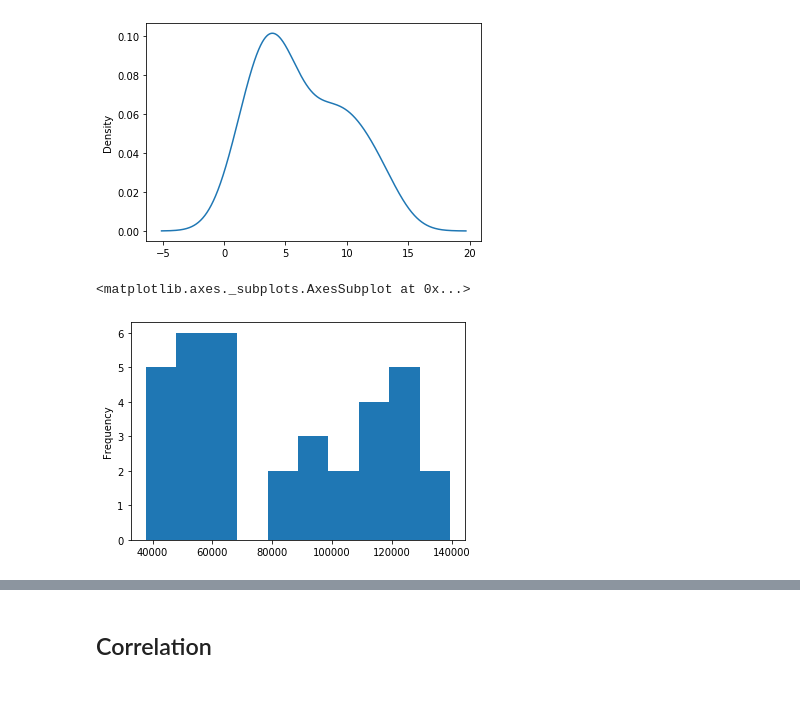
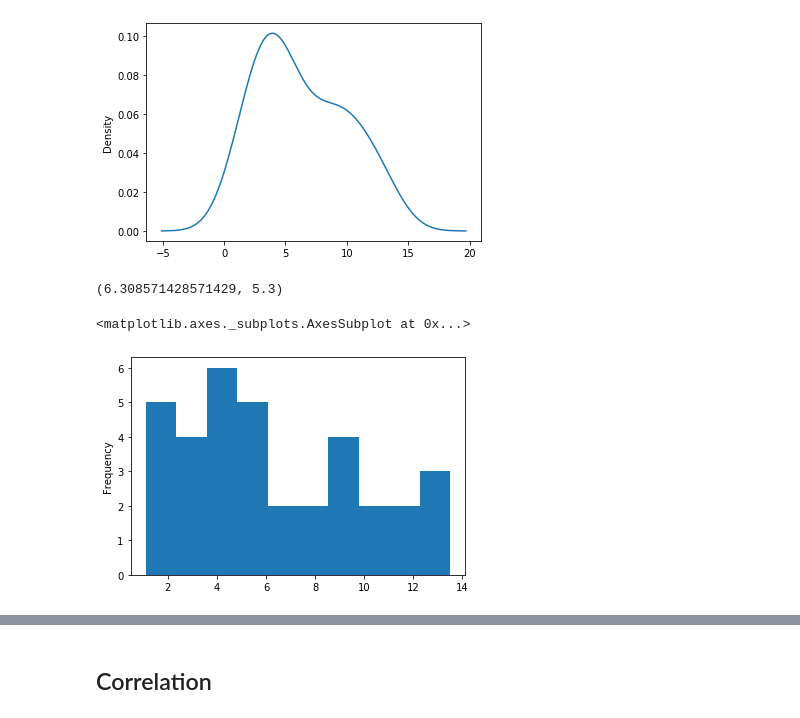
Before and after one commit to srikanthpragada/DS_26_AUG_2020, a Jupyter notebook: stats/salary_stats.ipynb, the cells around one changed output, grey strips where cells are left out. Drawn from its saved outputs; the diff is of its cells as text; code cells hidden in the pictures.

```diff
--- a/stats/salary_stats.ipynb
+++ b/stats/salary_stats.ipynb
@@ -43,8 +46,12 @@ df.exp.plot.kde()
 # %% [output]
 <matplotlib.axes._subplots.AxesSubplot at 0x...>
 [figure]
+# %%
+df.exp.mean(), df.exp.median()
+# %% [output]
+(6.308571428571429, 5.3)
 # %%
-df.salary.plot.hist()
+df.exp.plot.hist()
 # %% [output]
 <matplotlib.axes._subplots.AxesSubplot at 0x...>
-[figure, old version]
+[figure, new version]
```
Also changed, not shown: parts of 24 cells of this notebook, 1 other file.
